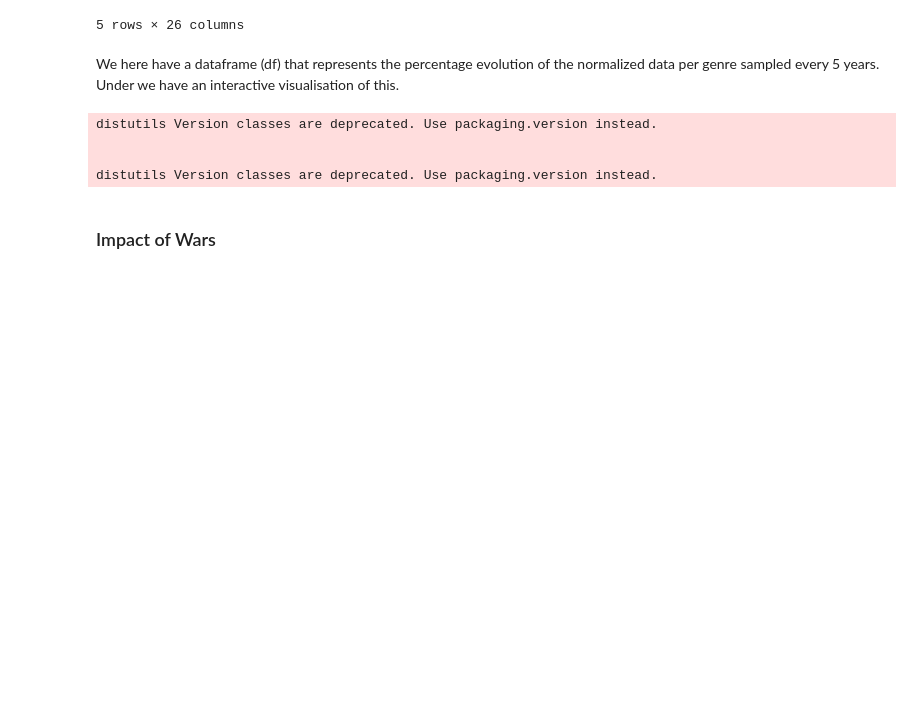
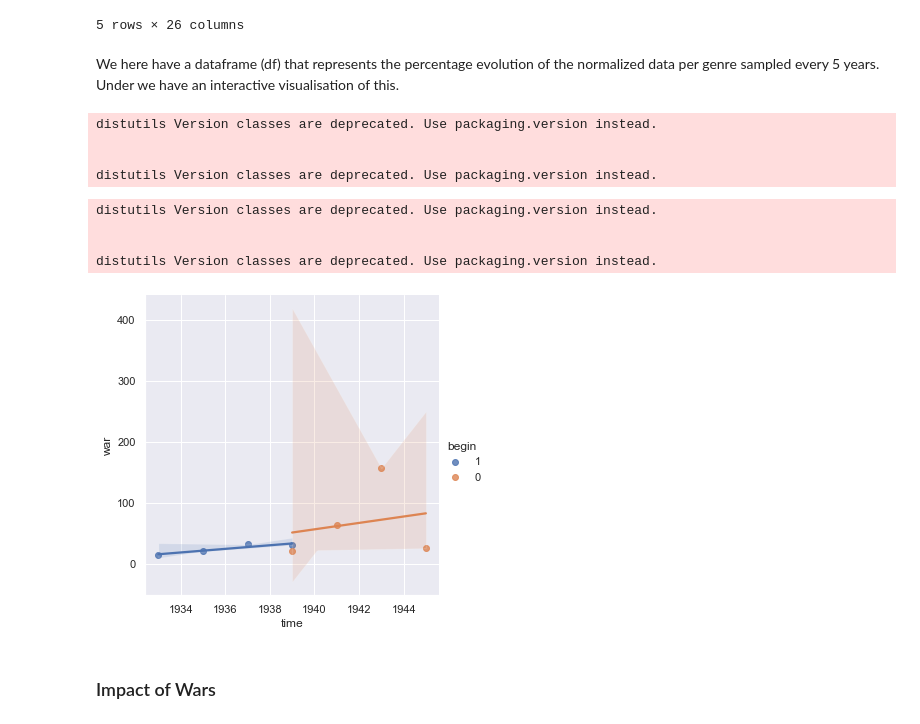
Before and after one commit to epfl-ada/ada-2022-project-abracadabra2022, a Jupyter notebook: Final_notebook.ipynb, the cells around one changed output. Saved outputs shown, nothing was run; the diff lists cells and outputs as text; code cells hidden in the pictures; blank space fills up the shorter version.

```diff
--- a/Final_notebook.ipynb
+++ b/Final_notebook.ipynb
@@ -929,6 +935,14 @@ def two_trends(event,nb, genre,window,deg):
     res = pd.concat([temp1, temp2])
     res['time'] = res.index.year
     sns.lmplot(data=res, x='time', y=genre, hue="begin", order=deg)
+# %%
+two_trends(event, 4, "war", 5, 1)
+# %% [output]
+distutils Version classes are deprecated. Use packaging.version instead.
+
+
+distutils Version classes are deprecated. Use packaging.version instead.
+[figure, added]
 # %% [markdown]
 ### Impact of Wars
 # %%
```
Also changed, not shown: parts of 13 cells of this notebook.
